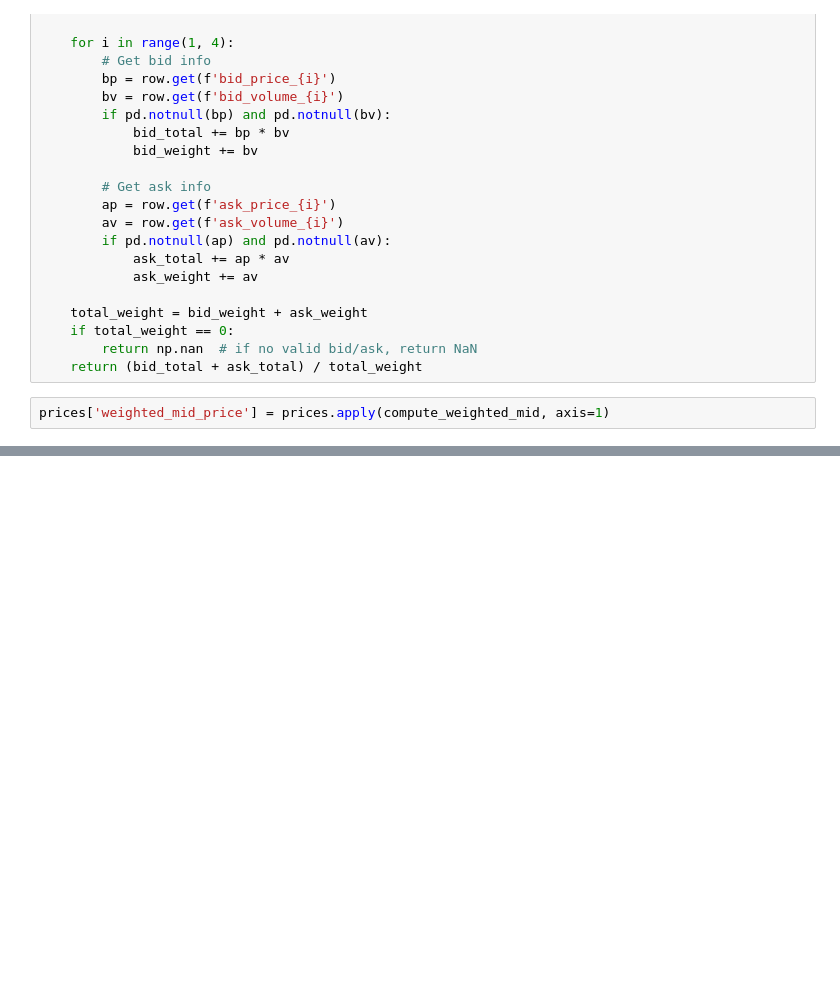
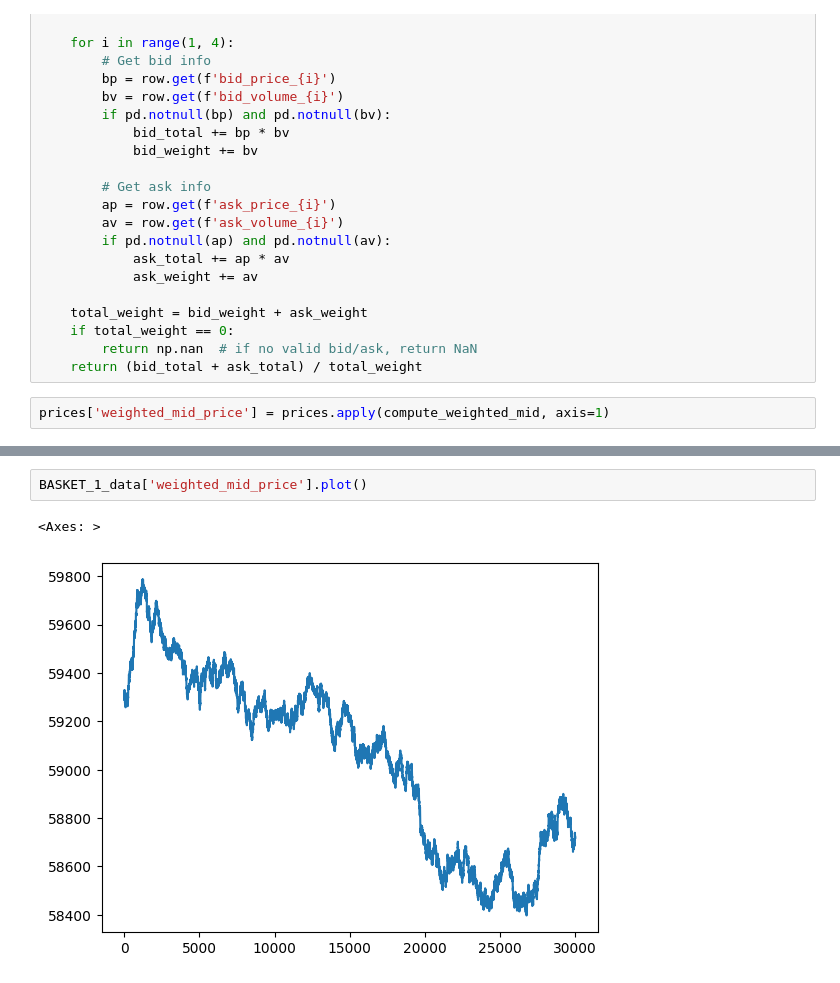
Before and after one commit to fatday/TradingGame_P3, a Jupyter notebook: Round1/Round1_Analysis.ipynb, the cells around one changed output, grey strips where cells are left out. Saved outputs shown, nothing was run; the diff lists cells and outputs as text; blank space fills up the shorter version.

```diff
--- a/Round1/Round1_Analysis.ipynb
+++ b/Round1/Round1_Analysis.ipynb
@@ -397,0 +212,5 @@ class Trader:
+# %%
+BASKET_1_data['weighted_mid_price'].plot()
+# %% [output]
+<Axes: >
+[figure, added]
```
Also changed, not shown: parts of 97 cells of this notebook.
